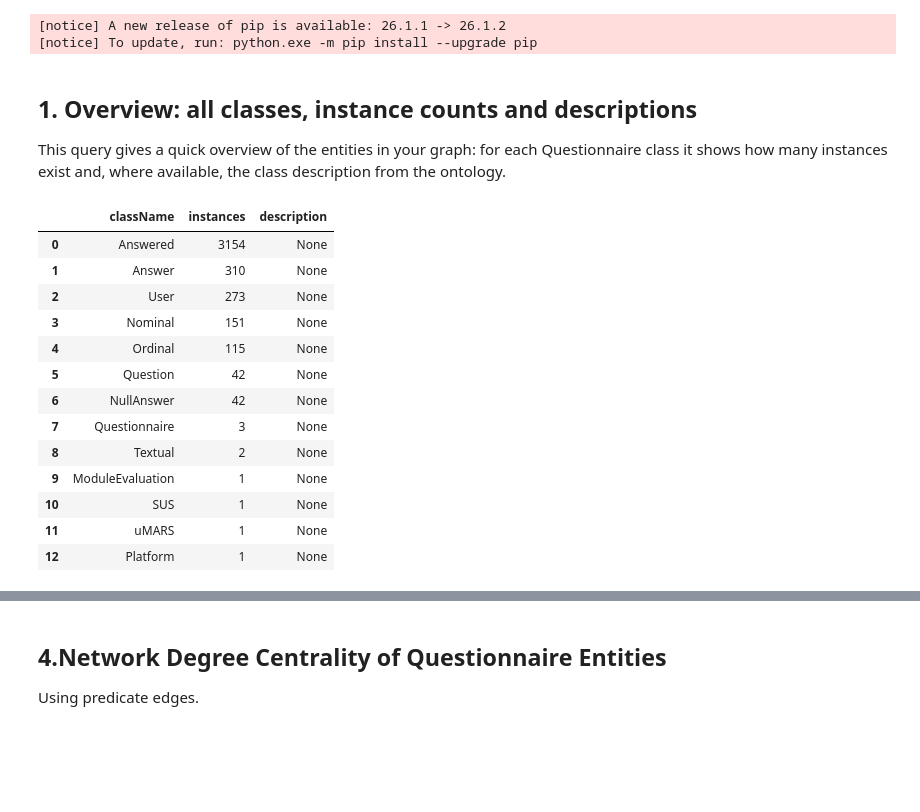
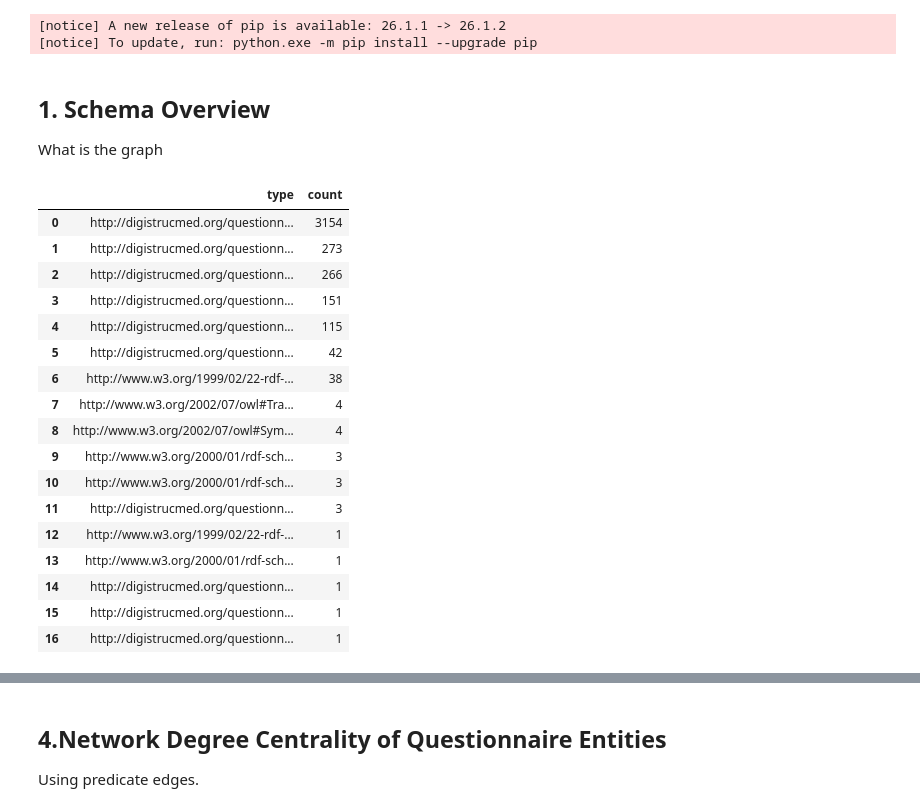
Before and after one commit to SDM-TIB/DigiStrucMed, a Jupyter notebook: KG-QuestionnarieExploration.ipynb, the cells around one changed output, grey strips where cells are left out. Cells and saved outputs as stored; diff of their text form; code cells hidden in the pictures; blank space fills up the shorter version.

```diff
--- a/KG-QuestionnarieExploration.ipynb
+++ b/KG-QuestionnarieExploration.ipynb
@@ -66,39 +66,35 @@ def short_uri(uri):
 pd.set_option("display.max_rows", 50)
 pd.set_option("display.max_colwidth", 120)
 # %% [markdown]
-## 1. Overview: all classes, instance counts and descriptions
-
-This query gives a quick overview of the entities in your graph: for each Questionnaire class it shows how many instances exist and, where available, the class description from the ontology.
+## 1. Schema Overview
+What is the graph
 # %%
 q1 = """\
-SELECT ?type
-       (STRAFTER(STR(?type), "#") AS ?className)
-       (COUNT(DISTINCT ?entity) AS ?instances)
-       (SAMPLE(?comment) AS ?description)
-WHERE {
-  ?entity rdf:type ?type .
-  FILTER(STRSTARTS(STR(?type), STR(ds:)))
-  OPTIONAL { ?type rdfs:comment ?comment . }
-}
+SELECT ?type (COUNT(?s) AS ?count)
+WHERE { ?s a ?type . }
 GROUP BY ?type
-ORDER BY DESC(?instances)
+ORDER BY DESC(?count)
 """
 df1 = run_query(q1)
-df1["instances"] = pd.to_numeric(df1["instances"], errors="coerce")
-df1[["className", "instances"]]
+df1["count"] = pd.to_numeric(df1["count"], errors="coerce")
+df1[["type", "count"]]
 # %% [output]
-|  | className | instances | description |
-| 0 | Answered | 3154 | None |
-| 1 | Answer | 310 | None |
-| 2 | User | 273 | None |
-| 3 | Nominal | 151 | None |
-| 4 | Ordinal | 115 | None |
-| 5 | Question | 42 | None |
-| 6 | NullAnswer | 42 | None |
-| 7 | Questionnaire | 3 | None |
-| 8 | Textual | 2 | None |
-| 9 | ModuleEvaluation | 1 | None |
-| 10 | SUS | 1 | None |
-| 11 | uMARS | 1 | None |
-| 12 | Platform | 1 | None |
+|  | type | count |
+| 0 | http://digistrucmed.org/questionn... | 3154 |
+| 1 | http://digistrucmed.org/questionn... | 273 |
+| 2 | http://digistrucmed.org/questionn... | 266 |
+| 3 | http://digistrucmed.org/questionn... | 151 |
+| 4 | http://digistrucmed.org/questionn... | 115 |
+| 5 | http://digistrucmed.org/questionn... | 42 |
+| 6 | http://www.w3.org/1999/02/22-rdf-... | 38 |
+| 7 | http://www.w3.org/2002/07/owl#Tra... | 4 |
+| 8 | http://www.w3.org/2002/07/owl#Sym... | 4 |
+| 9 | http://www.w3.org/2000/01/rdf-sch... | 3 |
+| 10 | http://www.w3.org/2000/01/rdf-sch... | 3 |
+| 11 | http://digistrucmed.org/questionn... | 3 |
+| 12 | http://www.w3.org/1999/02/22-rdf-... | 1 |
+| 13 | http://www.w3.org/2000/01/rdf-sch... | 1 |
+| 14 | http://digistrucmed.org/questionn... | 1 |
+| 15 | http://digistrucmed.org/questionn... | 1 |
+| 16 | http://digistrucmed.org/questionn... | 1 |
 # %% [markdown]
```
Also changed, not shown: parts of 14 cells of this notebook, 20 other files.
